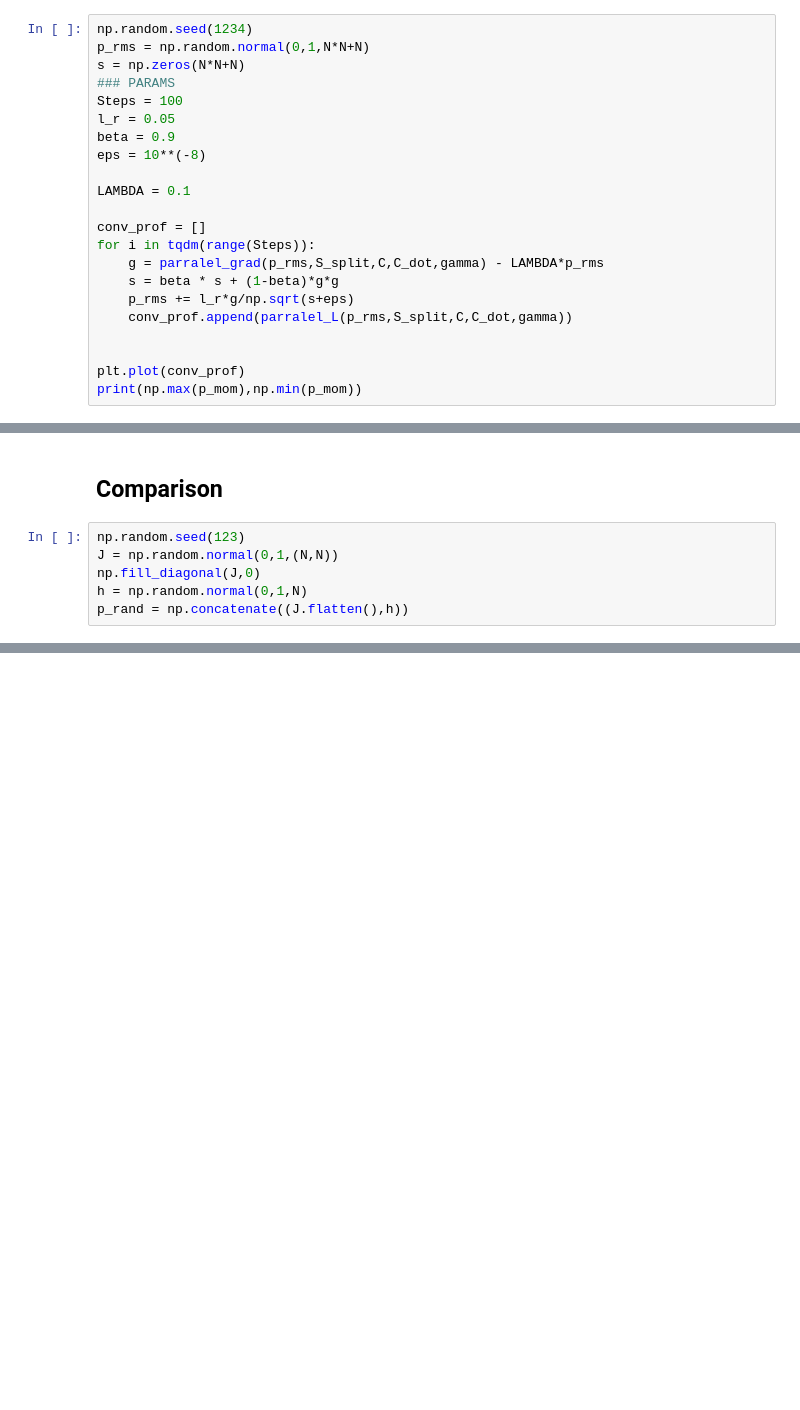
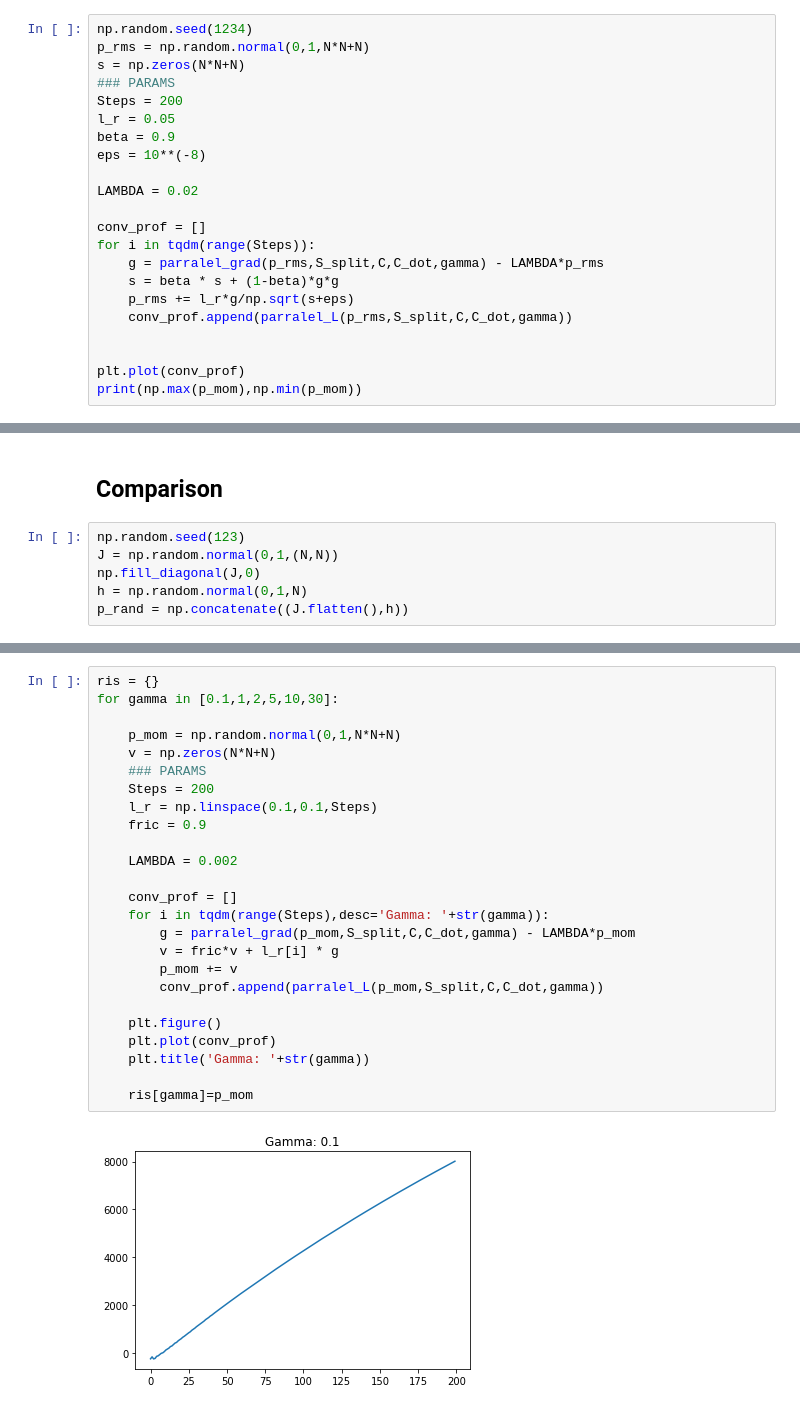
Before and after one commit to micheleavella/brain_project, a Jupyter notebook: real_data_inference.ipynb, the cells around one changed output, grey strips where cells are left out. Drawn from its saved outputs; the diff is of its cells as text; blank space fills up the shorter version.

```diff
--- a/real_data_inference.ipynb
+++ b/real_data_inference.ipynb
@@ -176,12 +178,12 @@ np.random.seed(1234)
 p_rms = np.random.normal(0,1,N*N+N)
 s = np.zeros(N*N+N)
 ### PARAMS
-Steps = 100
+Steps = 200
 l_r = 0.05
 beta = 0.9
 eps = 10**(-8)
 
-LAMBDA = 0.1
+LAMBDA = 0.02
 
 conv_prof = []
 for i in tqdm(range(Steps)):
@@ -242,0 +245,27 @@ for ax in axs.flat:
+# %%
+ris = {}
+for gamma in [0.1,1,2,5,10,30]:
+
+    p_mom = np.random.normal(0,1,N*N+N)
+    v = np.zeros(N*N+N)
+    ### PARAMS
+    Steps = 200
+    l_r = np.linspace(0.1,0.1,Steps)
+    fric = 0.9
+
+    LAMBDA = 0.002
+
+    conv_prof = []
+    for i in tqdm(range(Steps),desc='Gamma: '+str(gamma)):
+        g = parralel_grad(p_mom,S_split,C,C_dot,gamma) - LAMBDA*p_mom
+        v = fric*v + l_r[i] * g
+        p_mom += v
+        conv_prof.append(parralel_L(p_mom,S_split,C,C_dot,gamma))
+
+    plt.figure()
+    plt.plot(conv_prof)
+    plt.title('Gamma: '+str(gamma))
+
+    ris[gamma]=p_mom
+# %% [output]
+[figure, added]
```
Also changed, not shown: parts of 8 cells of this notebook, 9 other files.
